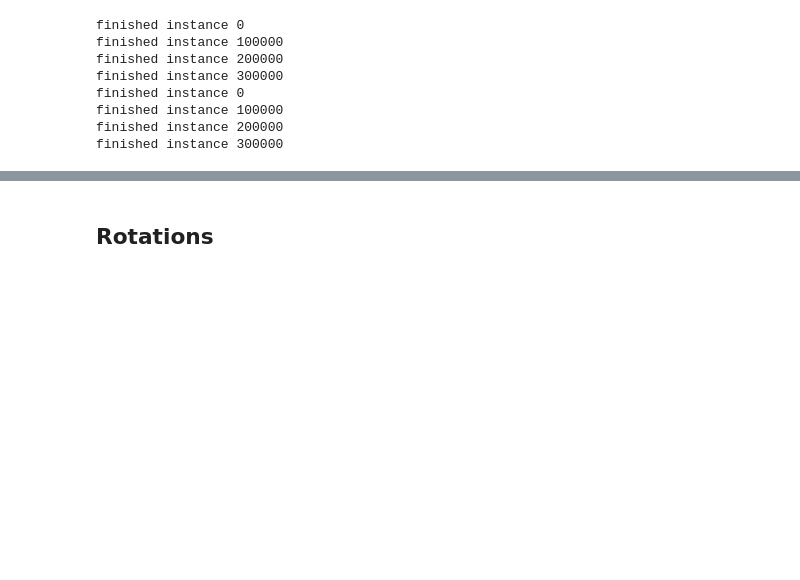
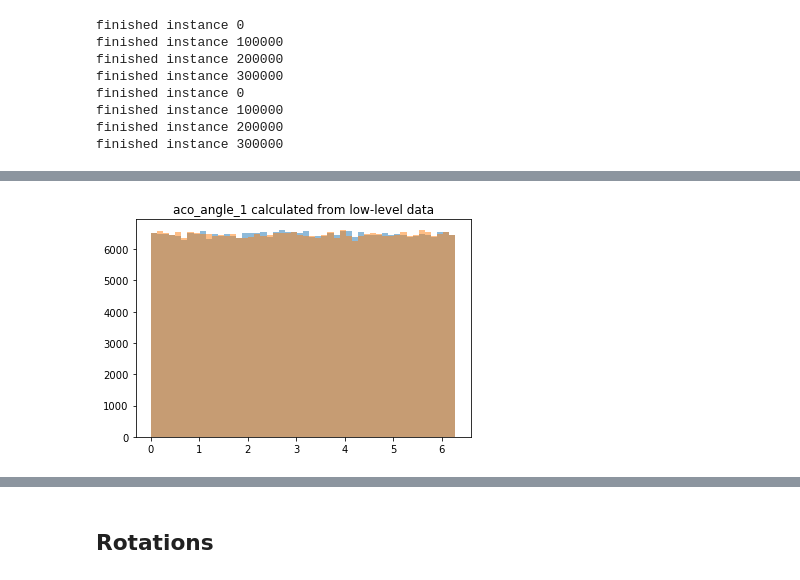
Before and after one commit to stanleyycheung/MSci-Project-HiggsTauTau, a Jupyter notebook: kristof/paper.ipynb, the cells around one changed output, grey strips where cells are left out. Drawn from its saved outputs; the diff is of its cells as text; code cells hidden in the pictures; blank space fills up the shorter version.

```diff
--- a/kristof/paper.ipynb
+++ b/kristof/paper.ipynb
@@ -323,0 +370,31 @@ plot_signal_background(aco_angle_6_ps_df, aco_angle_6_sm_df, 'aco_angle_6', bins
+# %%
+aco_angle_1_ps = df_filtered_ps['aco_angle_1'].to_numpy()
+aco_angle_1_sm = df_filtered_sm['aco_angle_1'].to_numpy()
+y_1_ps = df_filtered_ps['y_1_1'].to_numpy()
+y_1_sm = df_filtered_sm['y_1_2'].to_numpy()
+y_2_ps = df_filtered_ps['y_1_1'].to_numpy()
+y_2_sm = df_filtered_sm['y_1_2'].to_numpy()
+
+pi_1_ps = Momentum4(df_filtered_ps["pi_E_1"],df_filtered_ps["pi_px_1"],df_filtered_ps["pi_py_1"],df_filtered_ps["pi_pz_1"])
+pi_1_sm = Momentum4(df_filtered_sm["pi_E_1"],df_filtered_sm["pi_px_1"],df_filtered_sm["pi_py_1"],df_filtered_sm["pi_pz_1"])
+pi_2_ps = Momentum4(df_filtered_ps["pi_E_2"],df_filtered_ps["pi_px_2"],df_filtered_ps["pi_py_2"],df_filtered_ps["pi_pz_2"])
+pi_2_sm = Momentum4(df_filtered_sm["pi_E_2"],df_filtered_sm["pi_px_2"],df_filtered_sm["pi_py_2"],df_filtered_sm["pi_pz_2"])
+pi0_1_ps = Momentum4(df_filtered_ps["pi0_E_1"],df_filtered_ps["pi0_px_1"],df_filtered_ps["pi0_py_1"],df_filtered_ps["pi0_pz_1"])
+pi0_1_sm = Momentum4(df_filtered_sm["pi0_E_1"],df_filtered_sm["pi0_px_1"],df_filtered_sm["pi0_py_1"],df_filtered_sm["pi0_pz_1"])
+pi0_2_ps = Momentum4(df_filtered_ps["pi0_E_2"],df_filtered_ps["pi0_px_2"],df_filtered_ps["pi0_py_2"],df_filtered_ps["pi0_pz_2"])
+pi0_2_sm = Momentum4(df_filtered_sm["pi0_E_2"],df_filtered_sm["pi0_px_2"],df_filtered_sm["pi0_py_2"],df_filtered_sm["pi0_pz_2"])
+
+com_ps = Momentum4(pi_1_ps+pi_2_ps)
+com_sm = Momentum4(pi_1_sm+pi_2_sm)
+boost_ps = Momentum4(com_ps[0], -com_ps[1], -com_ps[2], -com_ps[3])
+boost_sm = Momentum4(com_sm[0], -com_sm[1], -com_sm[2], -com_sm[3])
+boost_ps = -com_ps
+boost_sm = -com_sm
+pi_1_ps = pi_1_ps.boost_particle(boost_ps)[:].T
+pi_1_sm = pi_1_sm.boost_particle(boost_sm)[:].T
+pi_2_ps = pi_2_ps.boost_particle(boost_ps)[:].T
+pi_2_sm = pi_2_sm.boost_particle(boost_sm)[:].T
+pi0_1_ps = pi0_1_ps.boost_particle(boost_ps)[:].T
+pi0_1_sm = pi0_1_sm.boost_particle(boost_sm)[:].T
+pi0_2_ps = pi0_2_ps.boost_particle(boost_ps)[:].T
+pi0_2_sm = pi0_2_sm.boost_particle(boost_sm)[:].T
@@ -323,0 +405,4 @@ plot_signal_background(aco_angle_6_ps_df, aco_angle_6_sm_df, 'aco_angle_6', bins
+# %%
+# calculate aco_angle_6
+aco_1_calculated_ps = calc_aco(pi0_1_ps.T, pi0_2_ps.T, pi_1_ps.T, pi_2_ps.T, y_1_ps, y_2_ps)
+aco_1_calculated_sm = calc_aco(pi0_1_sm.T, pi0_2_sm.T, pi_1_sm.T, pi_2_sm.T, y_1_sm, y_2_sm)
@@ -323,0 +418,7 @@ plot_signal_background(aco_angle_6_ps_df, aco_angle_6_sm_df, 'aco_angle_6', bins
+# %%
+# plot my calculated aco_angle_6 values
+aco_1_calculated_ps_df = pd.DataFrame(aco_1_calculated_ps, columns=['aco_angle_1 calculated from low-level data'])
+aco_1_calculated_sm_df = pd.DataFrame(aco_1_calculated_sm, columns=['aco_angle_1 calculated from low-level data'])
+plot_signal_background(aco_1_calculated_ps_df, aco_1_calculated_sm_df, 'aco_angle_1 calculated from low-level data', bins=50)
+# %% [output]
+[figure, added]
```
Also changed, not shown: parts of 27 cells of this notebook.
